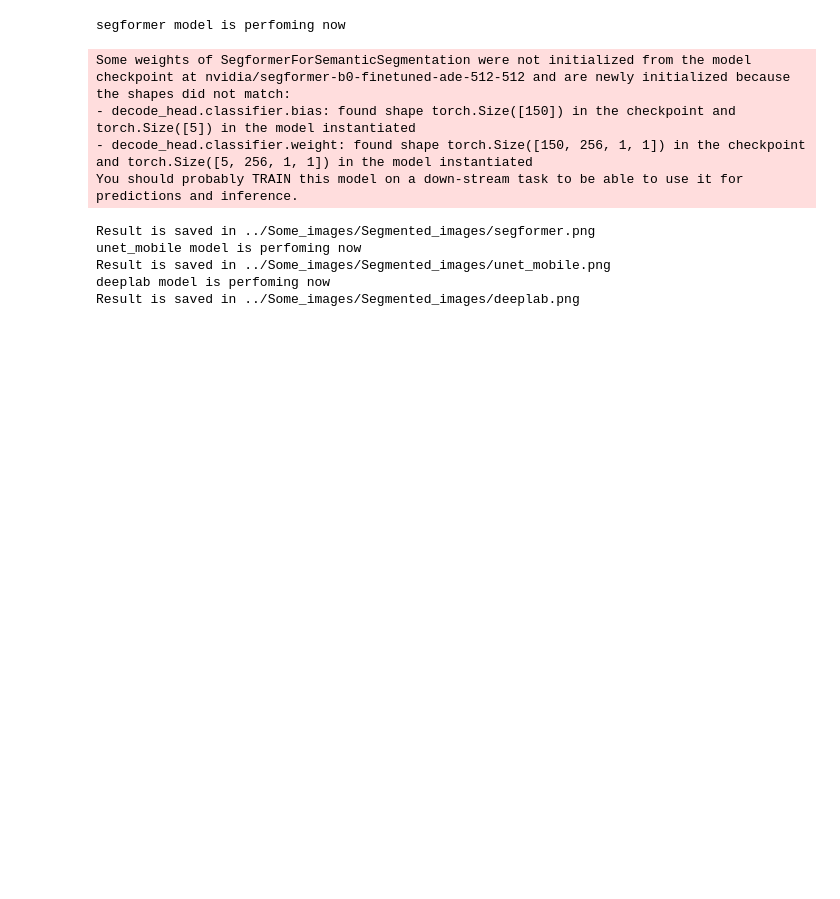
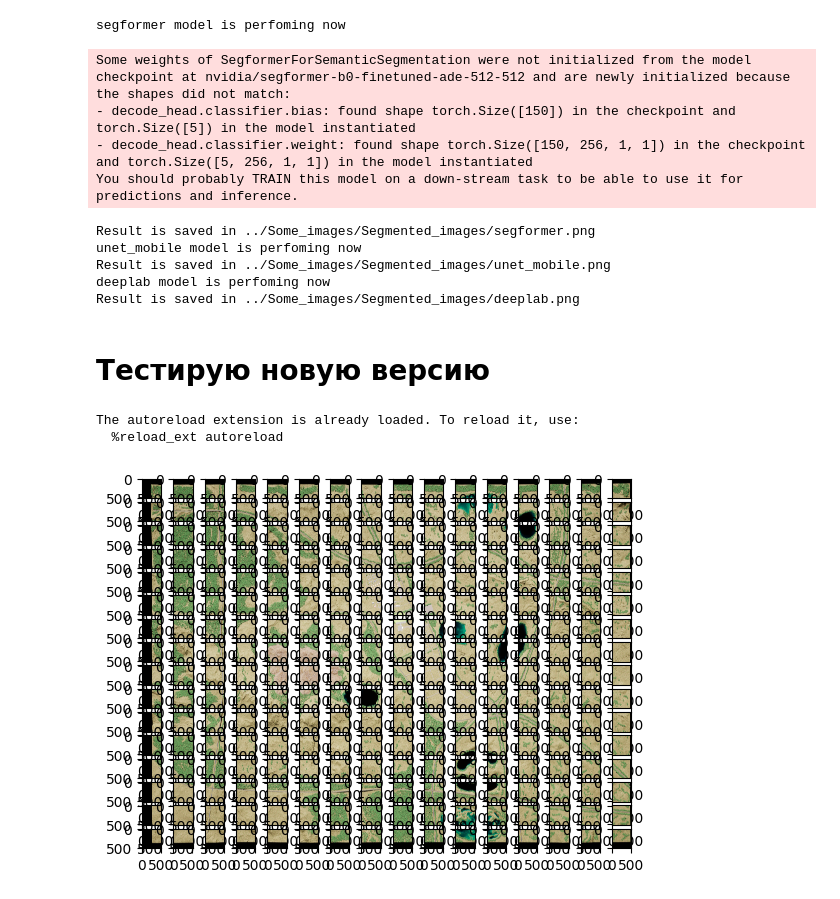
Before and after one commit to EvgeniyMarchuk/BOSK, a Jupyter notebook: notebooks/big_picture_segmentation.ipynb, the cells around one changed output. Saved outputs shown, nothing was run; the diff lists cells and outputs as text; code cells hidden in the pictures; blank space fills up the shorter version.

```diff
--- a/notebooks/big_picture_segmentation.ipynb
+++ b/notebooks/big_picture_segmentation.ipynb
@@ -63,3 +63,32 @@ unet_mobile model is perfoming now
 Result is saved in ../Some_images/Segmented_images/unet_mobile.png
 deeplab model is perfoming now
 Result is saved in ../Some_images/Segmented_images/deeplab.png
+# %% [markdown]
+# Тестирую новую версию
+# %%
+import sys
+sys.path.append("/home/user/Projects/BOSK/")
+from bosk.big_picture_utils import get_patches, get_patches_with_intersection, combine_patches, combine_patches_with_intersection, segment_patch
+from bosk.utils import load_model
+from bosk.imports import *
+
+%load_ext autoreload
+%autoreload 2
+
+image_path = Path("../Some_images/Landscape_Bosk.png")
+image = Image.open(image_path)
+
+splits_per_side = 16
+patch_size = np.array(image).shape[0] // splits_per_side
+num_patches = splits_per_side**2
+patches = get_patches(image, num_patches)
+
+fig, axes = plt.subplots(splits_per_side, splits_per_side)
+for i in range(num_patches):
+    row = i // splits_per_side
+    col = i % splits_per_side
+    axes[row, col].imshow(patches[i])
+# %% [output]
+The autoreload extension is already loaded. To reload it, use:
+  %reload_ext autoreload
+[figure, added]
```
Also changed, not shown: parts of 8 cells of this notebook, 4 other files.
